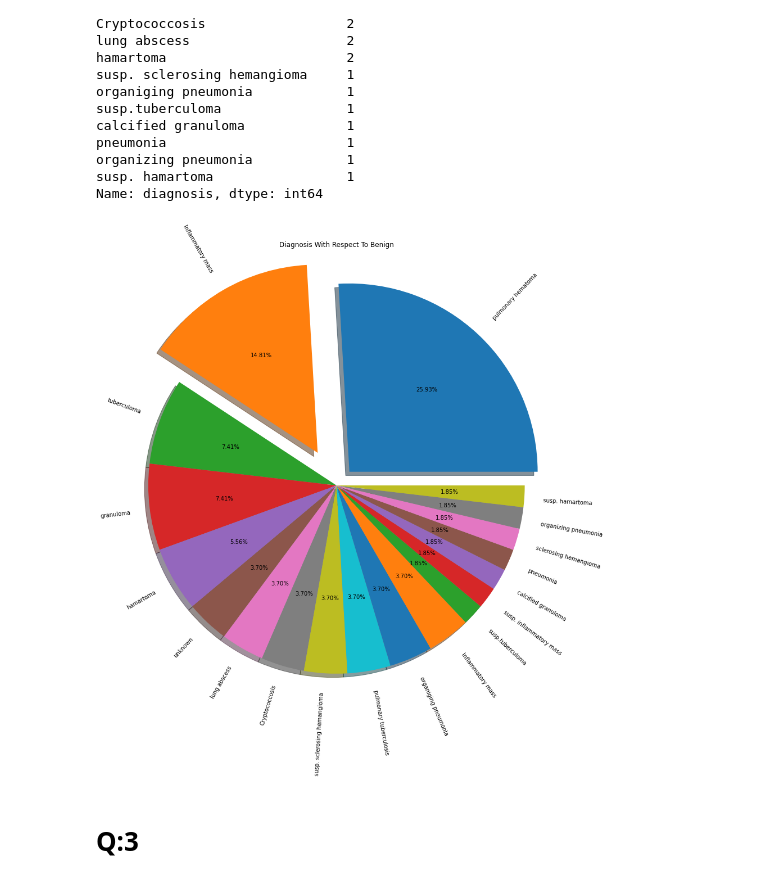
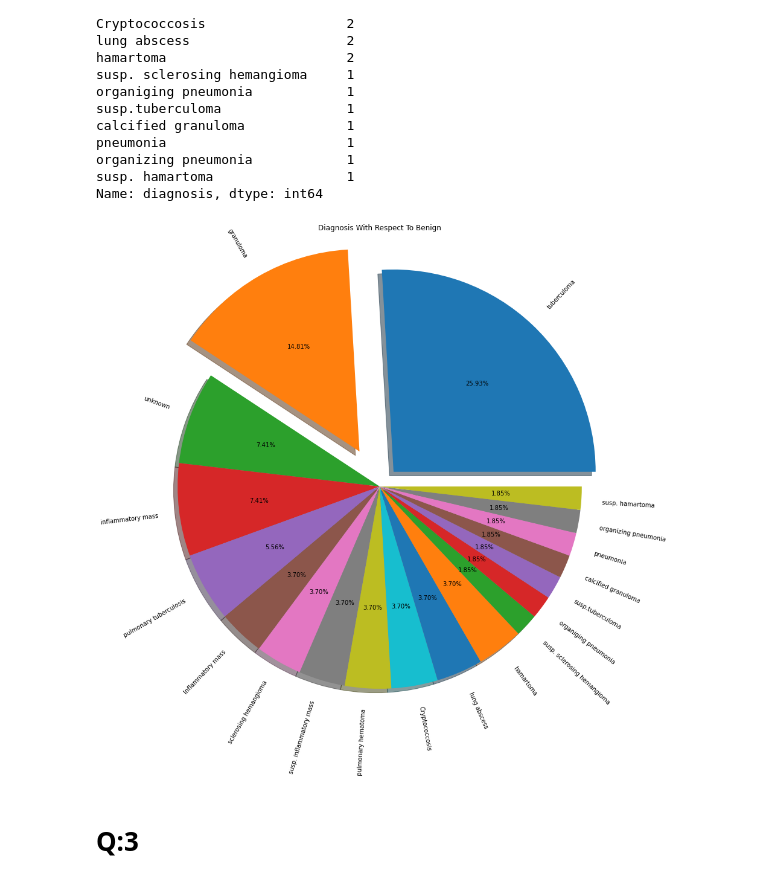
Before and after one commit to Charsi420/Projects, a Jupyter notebook: PBD Assignment 1/PBD_Assignment 1.ipynb, the cells around one changed output. Saved outputs shown, nothing was run; the diff lists cells and outputs as text; code cells hidden in the pictures.

Commit message:
Correction of order of label and named lbl

```diff
--- a/PBD Assignment 1/PBD_Assignment 1.ipynb
+++ b/PBD Assignment 1/PBD_Assignment 1.ipynb
@@ -86,17 +86,16 @@ susp. lung metastasis                              1
 Name: diagnosis, dtype: int64
 # %%
 #data for using explode
-da=data2['diagnosis'].unique()
-da=da.tolist()
 a=[]
 a.append(0.1)
 a.append(0.2)
-for i in range(2,len(da)):
+for i in range(2,len(df)):
     a.append(0)
 
 #Plotting Pie Chart Of Diagnosis With Respect To Malignant
+lbl=df.index.tolist()
 plt.pyplot.figure(figsize=(15, 25))
 plt.pyplot.title('Diagnosis With Respect To Malignant')
 graph=plt.pyplot.pie(data2['diagnosis'].value_counts(),explode=a,shadow = True,rotatelabels=True,
-                     autopct='%1.2f%%',startangle=25,labels=da)
+                     autopct='%1.2f%%',startangle=25,labels=lbl)
 # %% [output]
@@ -131,21 +130,20 @@ susp. hamartoma                 1
 Name: diagnosis, dtype: int64
 # %%
 #Data for using explode
-da=data3['diagnosis'].unique()
-da=da.tolist()
 a=[]
 a.append(0.1)
 a.append(0.2)
-for i in range(2,len(da)):
+for i in range(2,len(df)):
     a.append(0)
 
 #Plotting Pie Chart Of Diagnosis With Respect To Benign
+lbl=df.index.tolist()
 plt.pyplot.figure(figsize=(15, 25))
 plt.pyplot.title('Diagnosis With Respect To Benign')
 graph=plt.pyplot.pie(data3['diagnosis'].value_counts(),explode=a,shadow = True,rotatelabels=True,
-                     autopct='%1.2f%%',labels=da)
+                     autopct='%1.2f%%',labels=lbl)
 # %% [output]
-[figure, old version]
+[figure, new version]
 # %% [markdown]
 # Q:3
 # %%
```
Also changed, not shown: parts of 3 cells of this notebook.
